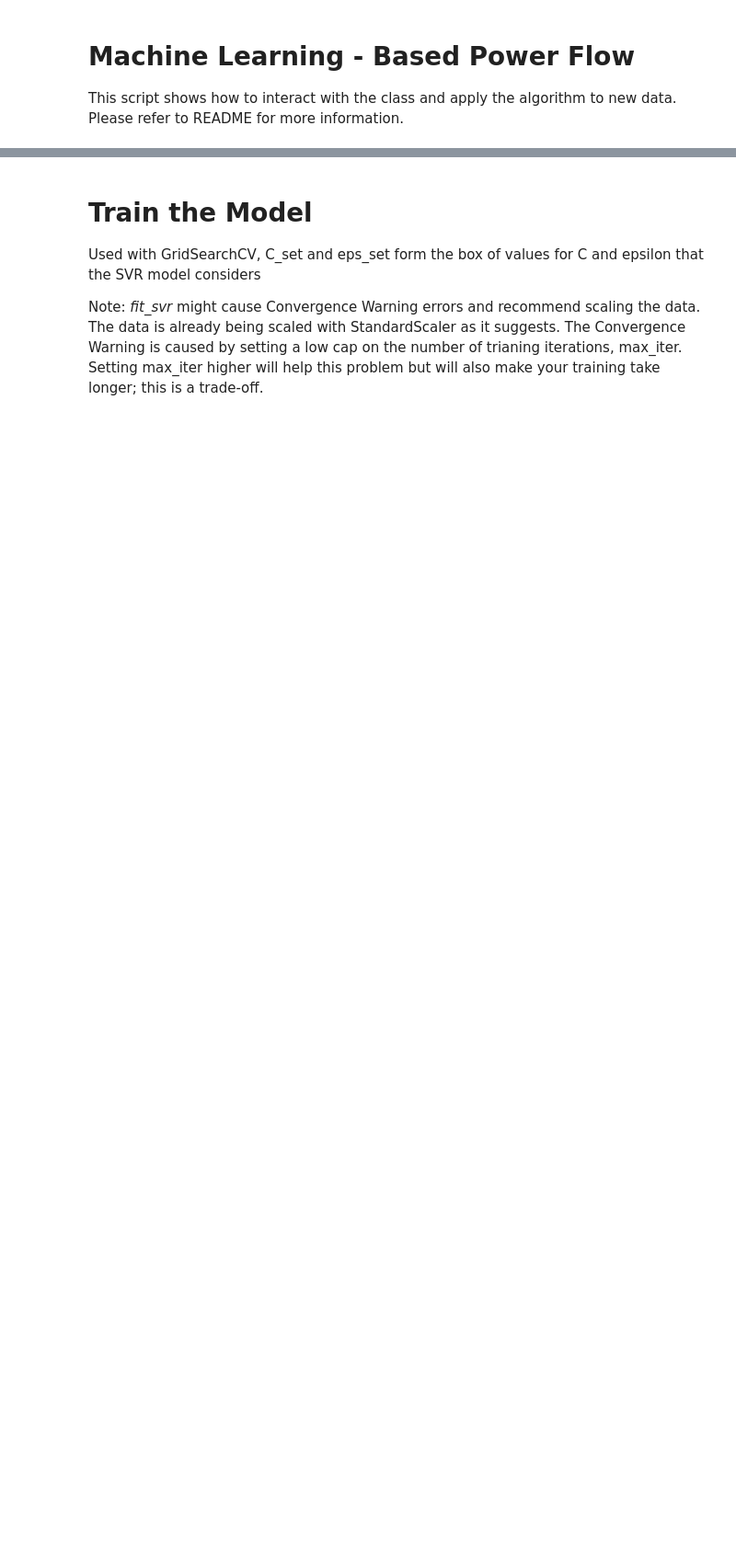
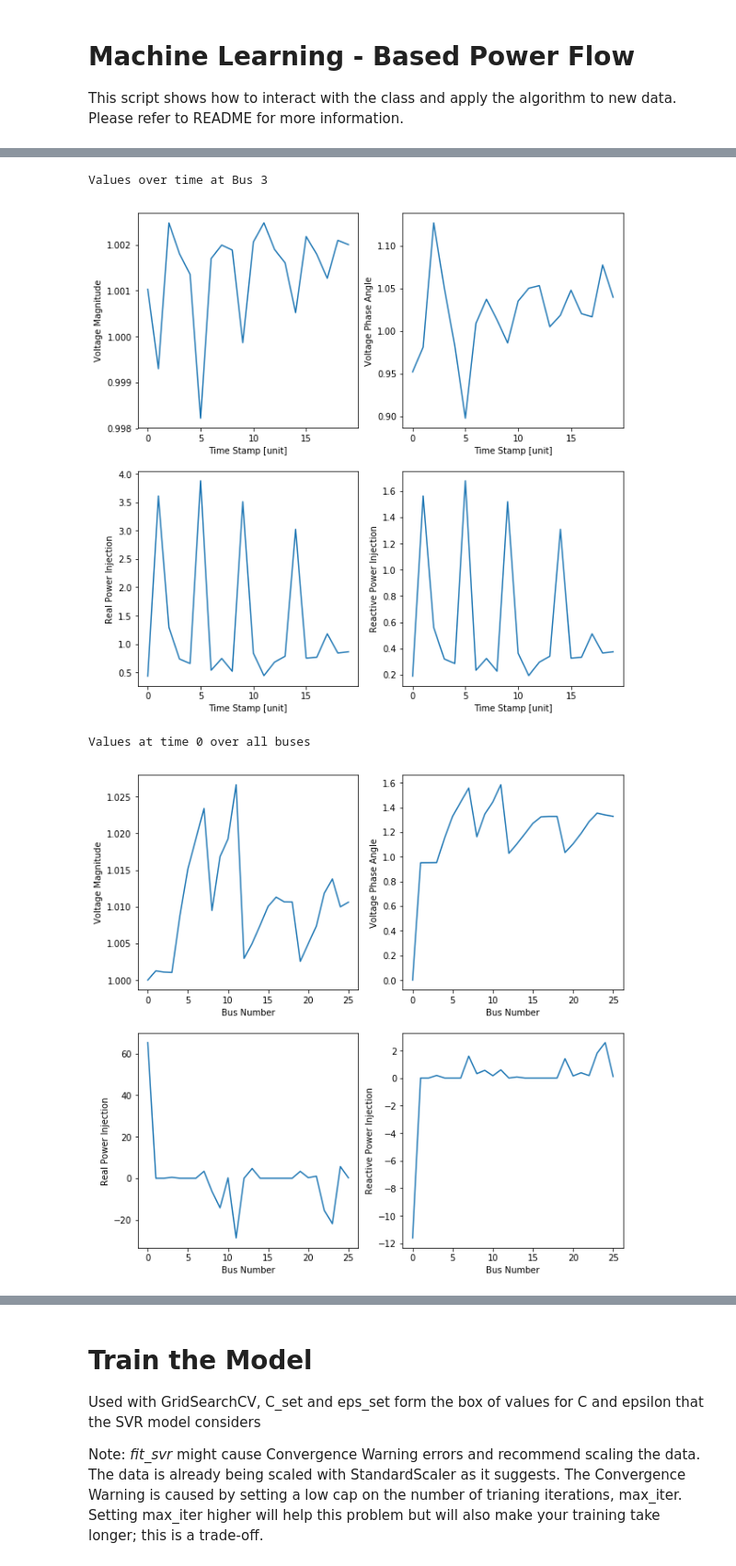
Before and after one commit to slaclab/VADER-Analytics, a Jupyter notebook: mlpowerflow/Sample_Script.ipynb, the cells around one changed output, grey strips where cells are left out. Shown: that part at 92% size. Drawn from its saved outputs; the diff is of its cells as text; code cells hidden in the pictures; blank space fills up the shorter version.

```diff
--- a/mlpowerflow/Sample_Script.ipynb
+++ b/mlpowerflow/Sample_Script.ipynb
@@ -23,0 +46,6 @@ q = np.random.normal(loc=1.0, scale=1.0, size=(num_samples, num_bus))
+# %%
+load_gen_model.evaluate_all_powerflows(display_counts=False)
+v = np.copy(load_gen_model.v_magnitude)
+a = np.copy(load_gen_model.v_angle)
+p = np.copy(load_gen_model.p_injection)
+q = np.copy(load_gen_model.q_injection)
@@ -23,0 +57,47 @@ q = np.random.normal(loc=1.0, scale=1.0, size=(num_samples, num_bus))
+# %%
+print('Values over time at Bus 3')
+plt.figure(figsize=(10,10))
+time_set = np.arange(0,20)
+plt.subplot(221)
+plt.plot(time_set,v[time_set,3])
+plt.xlabel('Time Stamp [unit]')
+plt.ylabel('Voltage Magnitude')
+plt.subplot(222)
+plt.plot(time_set,a[time_set,3])
+plt.xlabel('Time Stamp [unit]')
+plt.ylabel('Voltage Phase Angle')
+plt.subplot(223)
+plt.plot(time_set,p[time_set,3])
+plt.xlabel('Time Stamp [unit]')
+plt.ylabel('Real Power Injection')
+plt.subplot(224)
+plt.plot(time_set,q[time_set,3])
+plt.xlabel('Time Stamp [unit]')
+plt.ylabel('Reactive Power Injection')
+plt.show()
+
+print('Values at time 0 over all buses')
+plt.figure(figsize=(10,10))
+bus_set = np.arange(0,load_gen_model.num_buses)
+plt.subplot(221)
+plt.plot(bus_set,v[0,:])
+plt.xlabel('Bus Number')
+plt.ylabel('Voltage Magnitude')
+plt.subplot(222)
+plt.plot(bus_set,a[0,:])
+plt.xlabel('Bus Number')
+plt.ylabel('Voltage Phase Angle')
+plt.subplot(223)
+plt.plot(bus_set,p[0,:])
+plt.xlabel('Bus Number')
+plt.ylabel('Real Power Injection')
+plt.subplot(224)
+plt.plot(bus_set,q[0,:])
+plt.xlabel('Bus Number')
+plt.ylabel('Reactive Power Injection')
+plt.show()
+# %% [output]
+Values over time at Bus 3
+[figure, added]
+Values at time 0 over all buses
+[figure, added]
```
Also changed, not shown: parts of 23 cells of this notebook, 3 other files.
